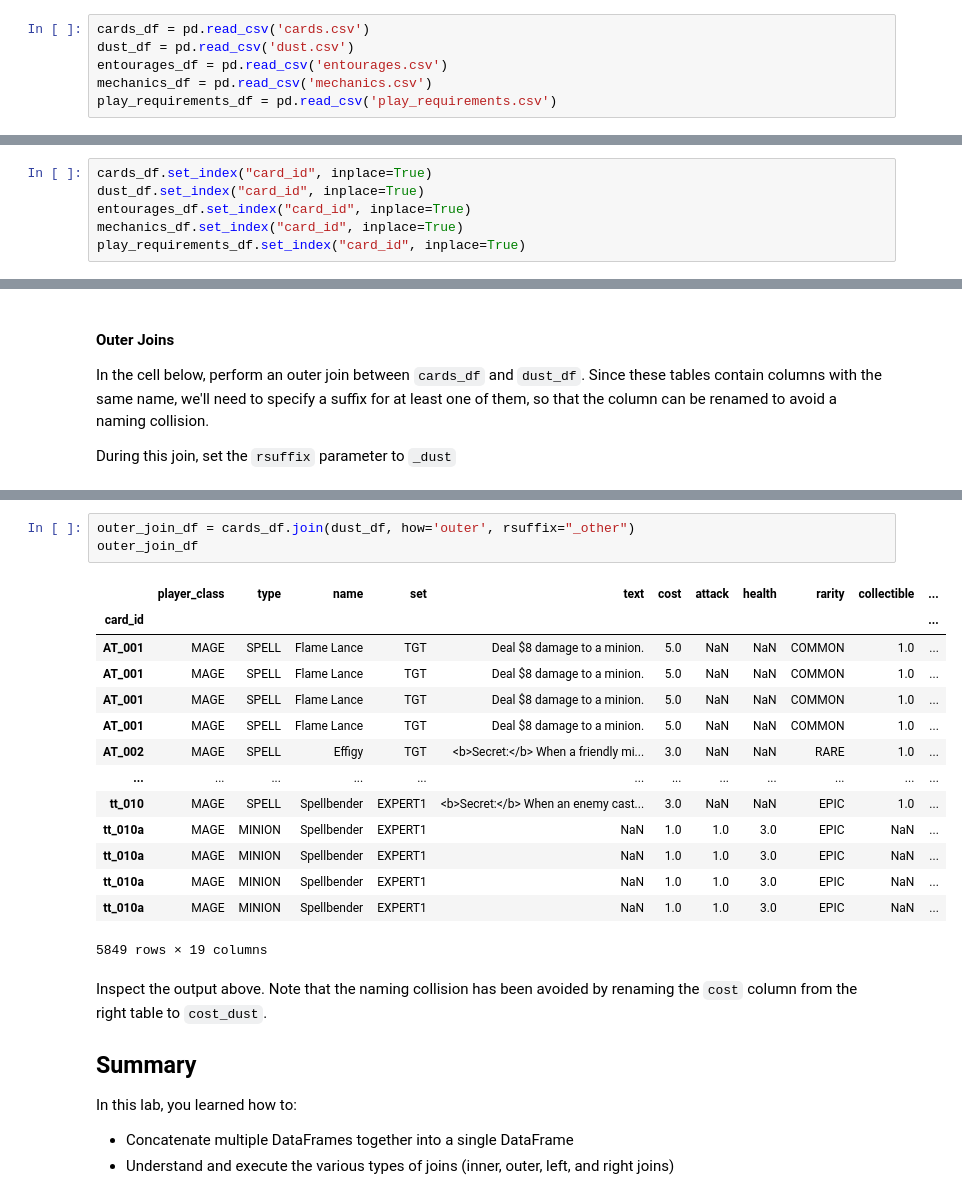
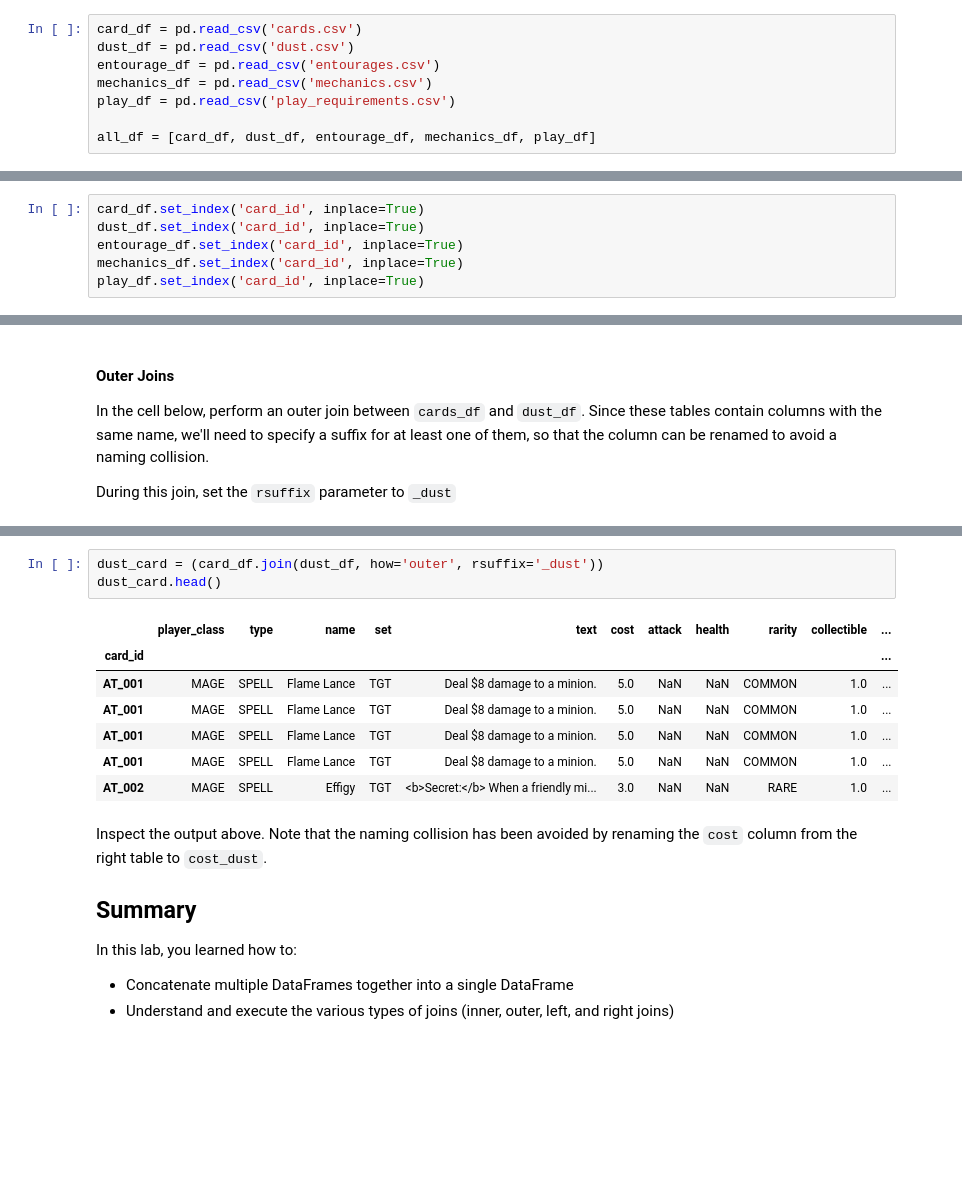
Before and after one commit to aradjabova/dsc-combining-dataframes-pandas-lab-online-ds-ft-120919, a Jupyter notebook: index.ipynb, the cells around one changed output, grey strips where cells are left out. Drawn from its saved outputs; the diff is of its cells as text; blank space fills up the shorter version.

```diff
--- a/index.ipynb
+++ b/index.ipynb
@@ -119,11 +106,13 @@ Many of rows in each table -- but not all -- correspond to the same cards. As su
 
 Simply run the cell below to import the tables from the database as DataFrames.
 # %%
-cards_df = pd.read_csv('cards.csv')
+card_df = pd.read_csv('cards.csv')
 dust_df = pd.read_csv('dust.csv')
-entourages_df = pd.read_csv('entourages.csv')
+entourage_df = pd.read_csv('entourages.csv')
 mechanics_df = pd.read_csv('mechanics.csv')
-play_requirements_df = pd.read_csv('play_requirements.csv')
+play_df = pd.read_csv('play_requirements.csv')
+
+all_df = [card_df, dust_df, entourage_df, mechanics_df, play_df]
 # %% [markdown]
 Great.  Now, let's set the correct column, `card_id`, as the index column for each of these tables, and then display each to ensure that everything is as expected.
 
@@ -131,11 +120,11 @@ For each of the DataFrames you created in the cell above, call the `.set_index()
 
 **_NOTE:_** Since you are performing this operation in place, running any cell a second time will result in pandas throwing an error.  If you need to run something a second time, restart the kernel using the jupyter notebook menu at the top of the page.
 # %%
-cards_df.set_index("card_id", inplace=True)
-dust_df.set_index("card_id", inplace=True)
-entourages_df.set_index("card_id", inplace=True)
-mechanics_df.set_index("card_id", inplace=True)
-play_requirements_df.set_index("card_id", inplace=True)
+card_df.set_index('card_id', inplace=True)
+dust_df.set_index('card_id', inplace=True)
+entourage_df.set_index('card_id', inplace=True)
+mechanics_df.set_index('card_id', inplace=True)
+play_df.set_index('card_id', inplace=True)
 # %% [markdown]
 ## Executing Joins
 
@@ -272,21 +228,14 @@ During this join, set the `rsuffix` parameter to `_dust`
 # %%
-outer_join_df = cards_df.join(dust_df, how='outer', rsuffix="_other")
-outer_join_df
+dust_card = (card_df.join(dust_df, how='outer', rsuffix='_dust'))
+dust_card.head()
 # %% [output]
 |  | player_class | type | name | set | text | cost | attack | health | rarity | collectible | ... |
 | card_id |  |  |  |  |  |  |  |  |  |  | ... |
 | AT_001 | MAGE | SPELL | Flame Lance | TGT | Deal $8 damage to a minion. | 5.0 | NaN | NaN | COMMON | 1.0 | ... |
 | AT_001 | MAGE | SPELL | Flame Lance | TGT | Deal $8 damage to a minion. | 5.0 | NaN | NaN | COMMON | 1.0 | ... |
 | AT_001 | MAGE | SPELL | Flame Lance | TGT | Deal $8 damage to a minion. | 5.0 | NaN | NaN | COMMON | 1.0 | ... |
 | AT_001 | MAGE | SPELL | Flame Lance | TGT | Deal $8 damage to a minion. | 5.0 | NaN | NaN | COMMON | 1.0 | ... |
 | AT_002 | MAGE | SPELL | Effigy | TGT | <b>Secret:</b> When a friendly mi... | 3.0 | NaN | NaN | RARE | 1.0 | ... |
-| ... | ... | ... | ... | ... | ... | ... | ... | ... | ... | ... | ... |
-| tt_010 | MAGE | SPELL | Spellbender | EXPERT1 | <b>Secret:</b> When an enemy cast... | 3.0 | NaN | NaN | EPIC | 1.0 | ... |
-| tt_010a | MAGE | MINION | Spellbender | EXPERT1 | NaN | 1.0 | 1.0 | 3.0 | EPIC | NaN | ... |
-| tt_010a | MAGE | MINION | Spellbender | EXPERT1 | NaN | 1.0 | 1.0 | 3.0 | EPIC | NaN | ... |
-| tt_010a | MAGE | MINION | Spellbender | EXPERT1 | NaN | 1.0 | 1.0 | 3.0 | EPIC | NaN | ... |
-| tt_010a | MAGE | MINION | Spellbender | EXPERT1 | NaN | 1.0 | 1.0 | 3.0 | EPIC | NaN | ... |
-5849 rows × 19 columns
 # %% [markdown]
 Inspect the output above.  Note that the naming collision has been avoided by renaming the `cost` column from the right table to `cost_dust`.
 
```
Also changed, not shown: parts of 9 cells of this notebook.
